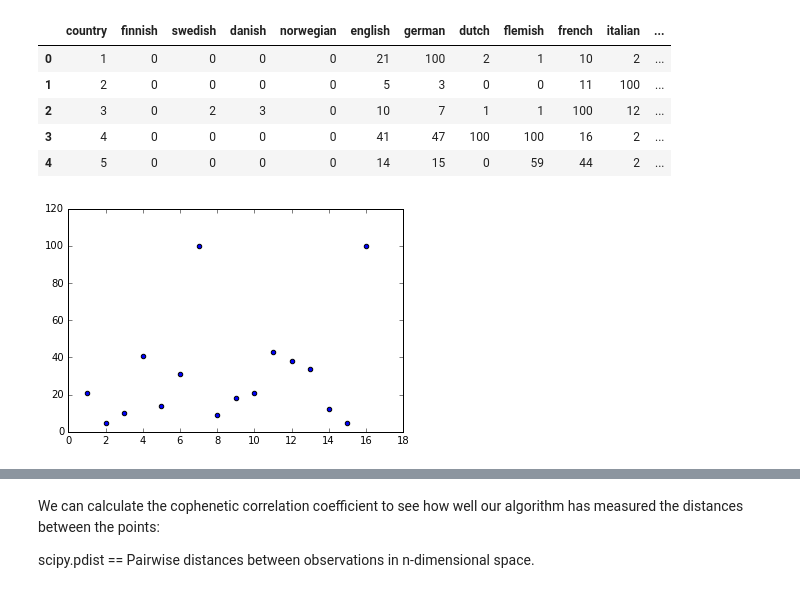
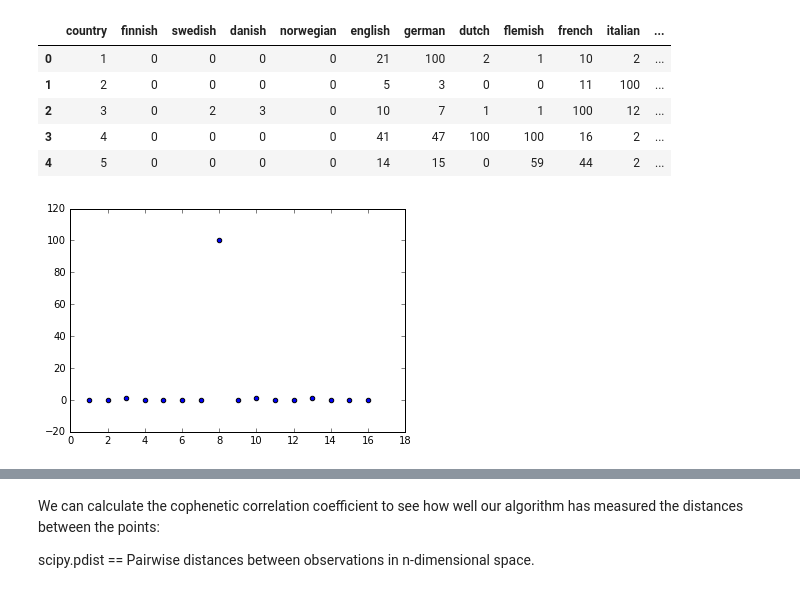
Before and after one commit to ColinJClemence/DataScienceStuff, a Jupyter notebook: curriculum/week-07/3.1-lesson-hierarchical-clustering/assets/code/WK073.1 Class-Walkthrough_Hierarchical_Clustering.ipynb, the cells around one changed output, grey strips where cells are left out. Cells and saved outputs as stored; diff of their text form; code cells hidden in the pictures.

```diff
--- a/curriculum/week-07/3.1-lesson-hierarchical-clustering/assets/code/WK073.1 Class-Walkthrough_Hierarchical_Clustering.ipynb
+++ b/curriculum/week-07/3.1-lesson-hierarchical-clustering/assets/code/WK073.1 Class-Walkthrough_Hierarchical_Clustering.ipynb
@@ -43,9 +43,9 @@ lang.head()
 | 4 | 5 | 0 | 0 | 0 | 0 | 14 | 15 | 0 | 59 | 44 | 2 | ... |
 # %%
 # scatter to guess clusters
-plt.scatter(lang['country'], lang['english'])
+plt.scatter(lang['country'], lang['portuguese'])
 plt.show()
 # %% [output]
-[figure, old version]
+[figure, new version]
 # %%
 # Now, let's convert our data to a matrix to pass to the clustering algorithm - the matrix makes it easier for our algorithm to compute distance:
```
Also changed, not shown: parts of 15 cells of this notebook, 3 other files.
